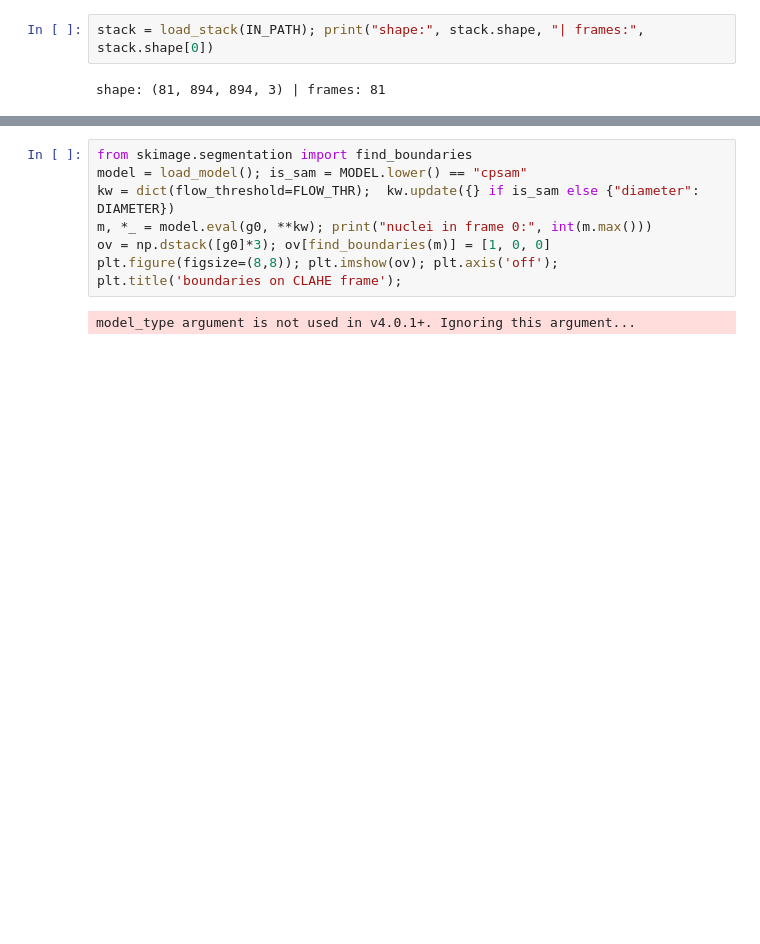
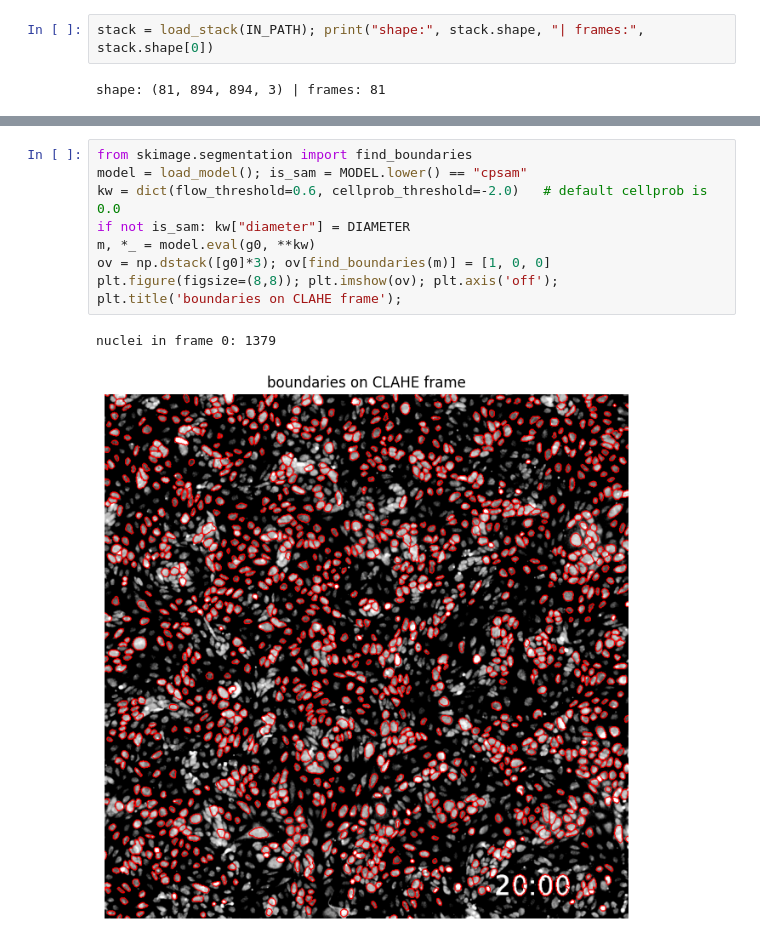
Before and after one commit to dmarquezoller/Napari_Flow, a Jupyter notebook: napari-flow-editor/src/napari_flow_editor/segmentation_script.ipynb, the cells around one changed output, grey strips where cells are left out. Cells and saved outputs as stored; diff of their text form; blank space fills up the shorter version.

```diff
--- a/napari-flow-editor/src/napari_flow_editor/segmentation_script.ipynb
+++ b/napari-flow-editor/src/napari_flow_editor/segmentation_script.ipynb
@@ -41,12 +42,14 @@ shape: (81, 894, 894, 3) | frames: 81
 # %%
 from skimage.segmentation import find_boundaries
 model = load_model(); is_sam = MODEL.lower() == "cpsam"
-kw = dict(flow_threshold=FLOW_THR);  kw.update({} if is_sam else {"diameter": DIAMETER})
-m, *_ = model.eval(g0, **kw); print("nuclei in frame 0:", int(m.max()))
+kw = dict(flow_threshold=0.6, cellprob_threshold=-2.0)   # default cellprob is 0.0
+if not is_sam: kw["diameter"] = DIAMETER
+m, *_ = model.eval(g0, **kw)
 ov = np.dstack([g0]*3); ov[find_boundaries(m)] = [1, 0, 0]
 plt.figure(figsize=(8,8)); plt.imshow(ov); plt.axis('off'); plt.title('boundaries on CLAHE frame');
 # %% [output]
-model_type argument is not used in v4.0.1+. Ignoring this argument...
+nuclei in frame 0: 1379
+[figure, added]
 # %%
 T = stack.shape[0]; H, W = to_gray(stack[0]).shape[:2]
 labels = np.zeros((T, H, W), np.int32); t0 = time.time()
```
Also changed, not shown: parts of 2 cells of this notebook, 4 other files.
